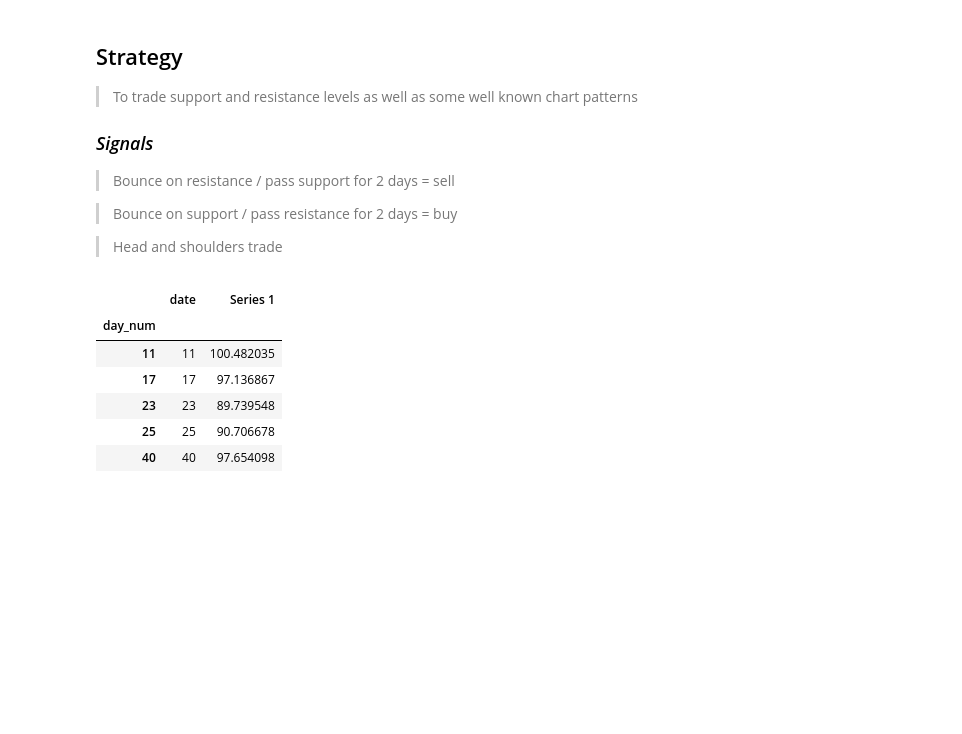
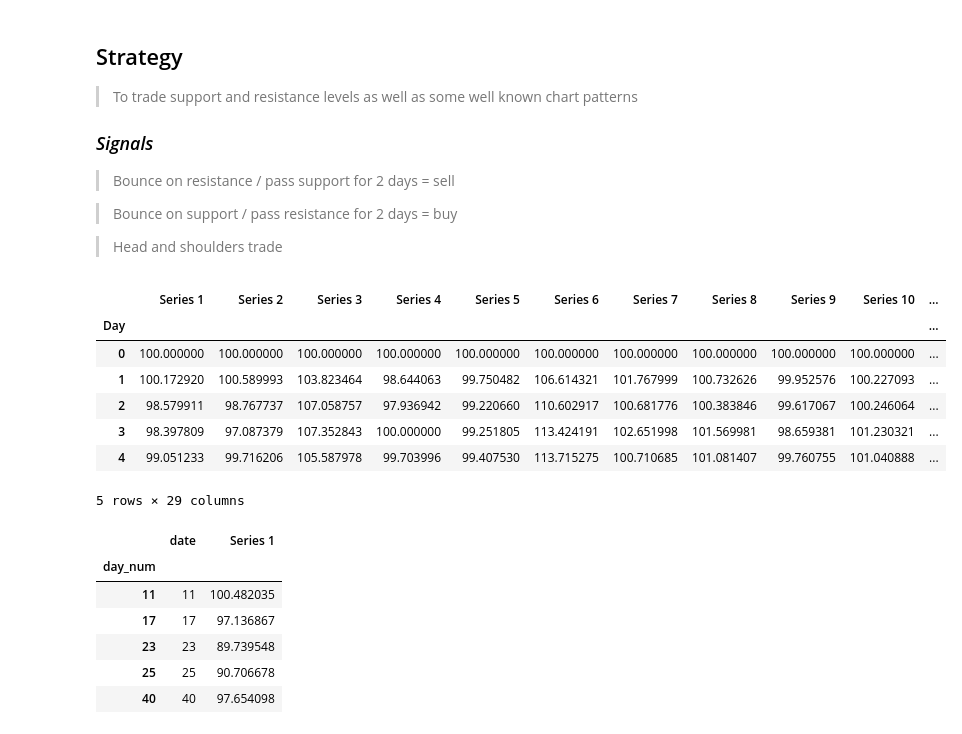
Before and after one commit to oscarwoodi/BHProj2Team1, a Jupyter notebook: Levels_.ipynb, the cells around one changed output. Saved outputs shown, nothing was run; the diff lists cells and outputs as text; code cells hidden in the pictures; blank space fills up the shorter version.

```diff
--- a/Levels_.ipynb
+++ b/Levels_.ipynb
@@ -24,7 +24,16 @@ from scipy.signal import argrelextrema
 # %%
 # data import
 df = pd.read_excel('Time Series Data.xlsx', index_col = 'Day')
-df = df.iloc[0:1000]
+df.head()
+# %% [output]
+|  | Series 1 | Series 2 | Series 3 | Series 4 | Series 5 | Series 6 | Series 7 | Series 8 | Series 9 | Series 10 | ... |
+| Day |  |  |  |  |  |  |  |  |  |  | ... |
+| 0 | 100.000000 | 100.000000 | 100.000000 | 100.000000 | 100.000000 | 100.000000 | 100.000000 | 100.000000 | 100.000000 | 100.000000 | ... |
+| 1 | 100.172920 | 100.589993 | 103.823464 | 98.644063 | 99.750482 | 106.614321 | 101.767999 | 100.732626 | 99.952576 | 100.227093 | ... |
+| 2 | 98.579911 | 98.767737 | 107.058757 | 97.936942 | 99.220660 | 110.602917 | 100.681776 | 100.383846 | 99.617067 | 100.246064 | ... |
+| 3 | 98.397809 | 97.087379 | 107.352843 | 100.000000 | 99.251805 | 113.424191 | 102.651998 | 101.569981 | 98.659381 | 101.230321 | ... |
+| 4 | 99.051233 | 99.716206 | 105.587978 | 99.703996 | 99.407530 | 113.715275 | 100.710685 | 101.081407 | 99.760755 | 101.040888 | ... |
+5 rows × 29 columns
 # %%
 # Identifying turning points
 
```
Also changed, not shown: parts of 8 cells of this notebook.
